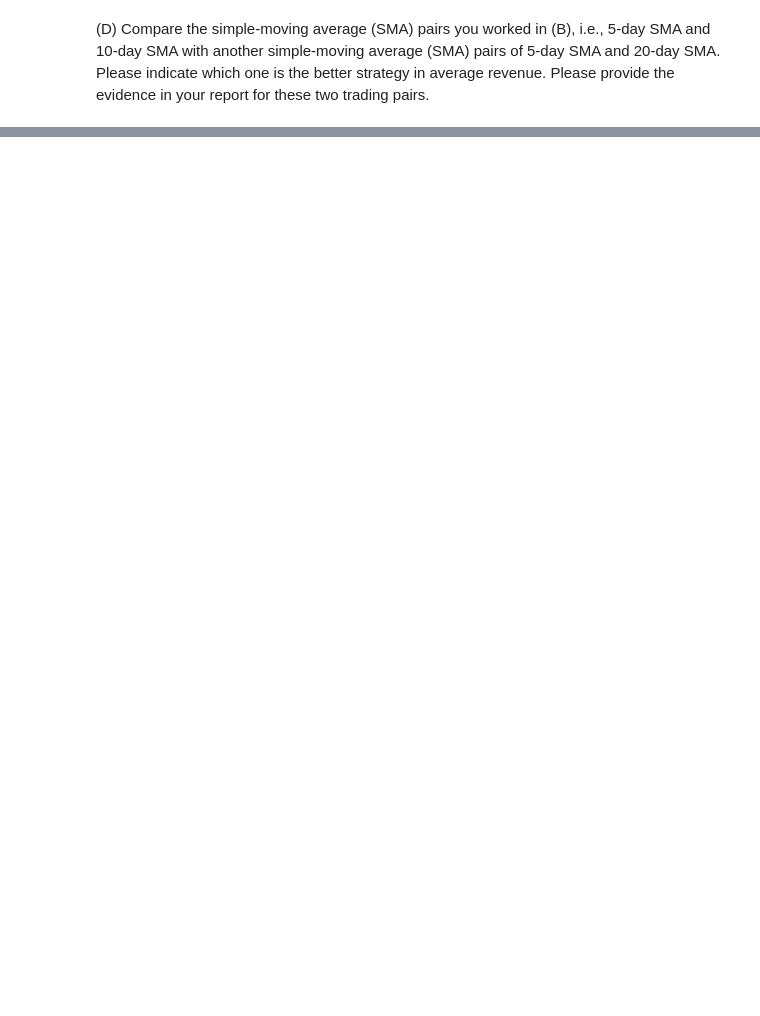
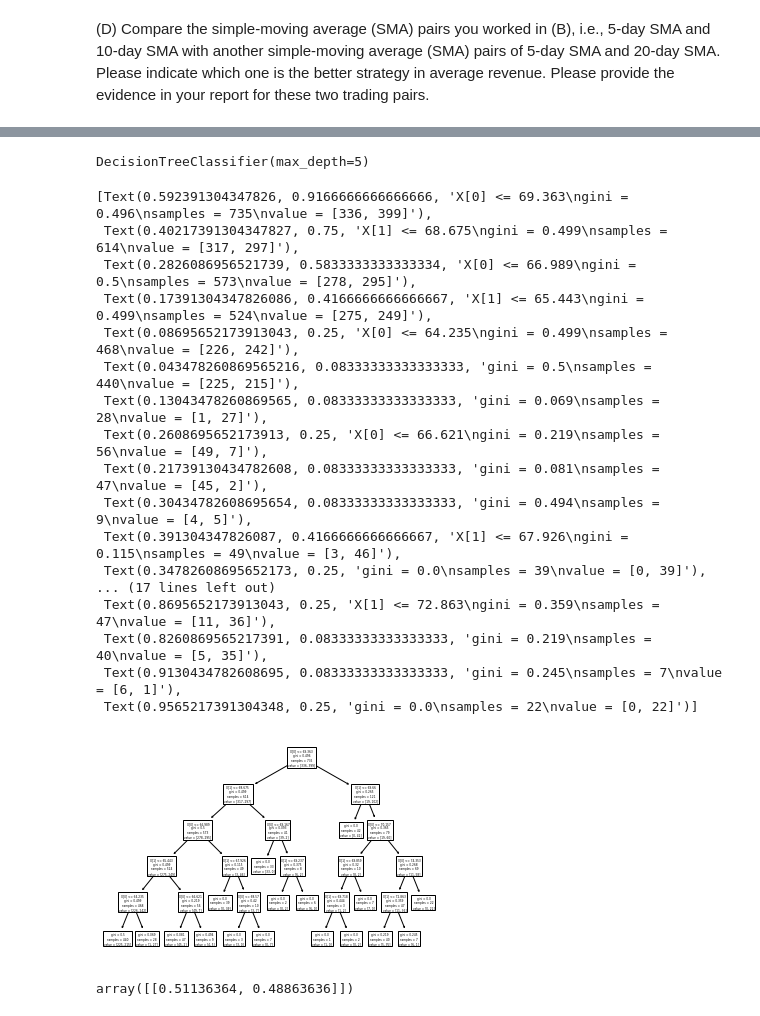
Before and after one commit to Genepyi/Genepyi-Python-Project, a Jupyter notebook: Team Project task - Timothé Durand.ipynb, the cells around one changed output, grey strips where cells are left out. Cells and saved outputs as stored; diff of their text form; code cells hidden in the pictures; blank space fills up the shorter version.

```diff
--- a/Team Project task - Timothé Durand.ipynb
+++ b/Team Project task - Timothé Durand.ipynb
@@ -175,0 +345,43 @@ LongPosition_transaction(df['Close'])
+# %%
+#We define the architecture of our tree
+clf = tree.DecisionTreeClassifier(criterion='gini', max_depth=5, min_samples_split=2)
+# %%
+# We define our features X
+X = df[['Close_short', 'Close_long']].values
+# %%
+# We define our target Y
+Y = (df['Close_short'] > df['Close_long']).astype(int)
+# %%
+# Then, we train our decision tree
+clf = clf.fit(X,Y)
+# %%
+clf
+# %% [output]
+DecisionTreeClassifier(max_depth=5)
+# %%
+# Plotting the tree
+tree.plot_tree(clf)
+# %% [output]
+[Text(0.592391304347826, 0.9166666666666666, 'X[0] <= 69.363\ngini = 0.496\nsamples = 735\nvalue = [336, 399]'),
+ Text(0.40217391304347827, 0.75, 'X[1] <= 68.675\ngini = 0.499\nsamples = 614\nvalue = [317, 297]'),
+ Text(0.2826086956521739, 0.5833333333333334, 'X[0] <= 66.989\ngini = 0.5\nsamples = 573\nvalue = [278, 295]'),
+ Text(0.17391304347826086, 0.4166666666666667, 'X[1] <= 65.443\ngini = 0.499\nsamples = 524\nvalue = [275, 249]'),
+ Text(0.08695652173913043, 0.25, 'X[0] <= 64.235\ngini = 0.499\nsamples = 468\nvalue = [226, 242]'),
+ Text(0.043478260869565216, 0.08333333333333333, 'gini = 0.5\nsamples = 440\nvalue = [225, 215]'),
+ Text(0.13043478260869565, 0.08333333333333333, 'gini = 0.069\nsamples = 28\nvalue = [1, 27]'),
+ Text(0.2608695652173913, 0.25, 'X[0] <= 66.621\ngini = 0.219\nsamples = 56\nvalue = [49, 7]'),
+ Text(0.21739130434782608, 0.08333333333333333, 'gini = 0.081\nsamples = 47\nvalue = [45, 2]'),
+ Text(0.30434782608695654, 0.08333333333333333, 'gini = 0.494\nsamples = 9\nvalue = [4, 5]'),
+ Text(0.391304347826087, 0.4166666666666667, 'X[1] <= 67.926\ngini = 0.115\nsamples = 49\nvalue = [3, 46]'),
+ Text(0.34782608695652173, 0.25, 'gini = 0.0\nsamples = 39\nvalue = [0, 39]'),
+... (17 lines left out)
+ Text(0.8695652173913043, 0.25, 'X[1] <= 72.863\ngini = 0.359\nsamples = 47\nvalue = [11, 36]'),
+ Text(0.8260869565217391, 0.08333333333333333, 'gini = 0.219\nsamples = 40\nvalue = [5, 35]'),
+ Text(0.9130434782608695, 0.08333333333333333, 'gini = 0.245\nsamples = 7\nvalue = [6, 1]'),
+ Text(0.9565217391304348, 0.25, 'gini = 0.0\nsamples = 22\nvalue = [0, 22]')]
+[figure, added]
+# %%
+# We then try to predict the best timing to sell our share
+clf.predict_proba([[53., 55.]])
+# %% [output]
+array([[0.51136364, 0.48863636]])
```
Also changed, not shown: parts of 25 cells of this notebook.
